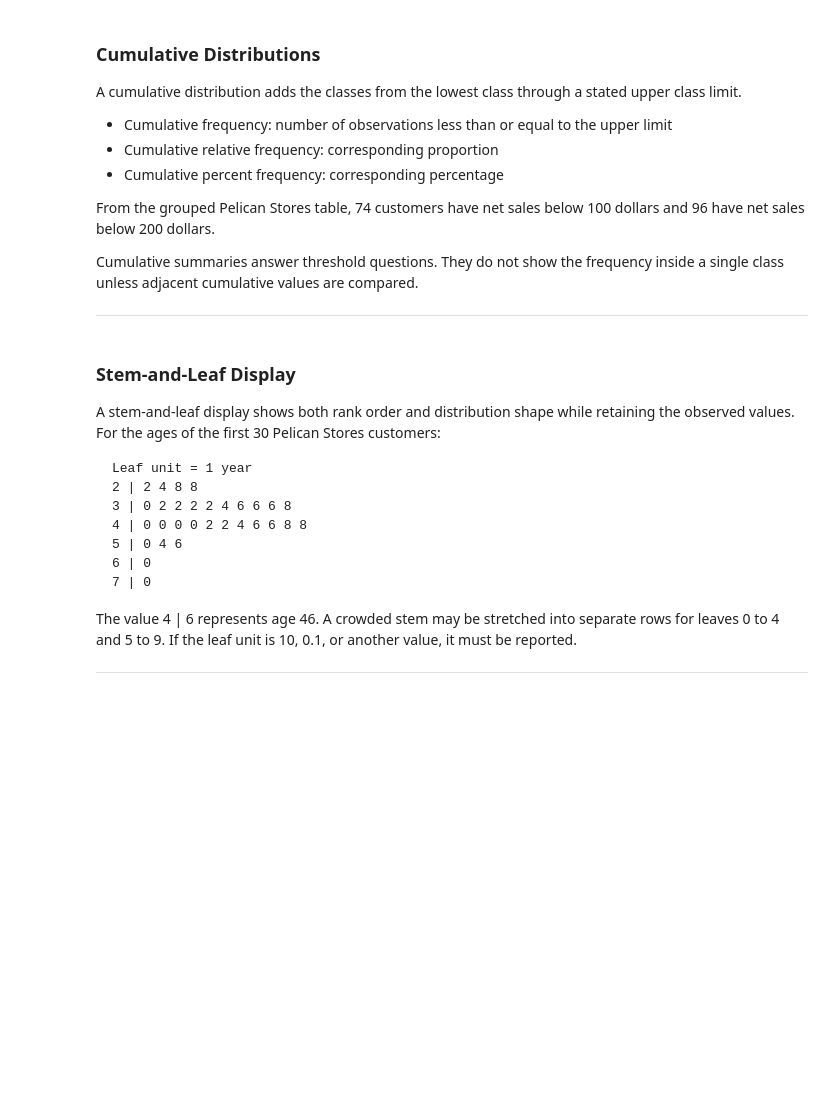
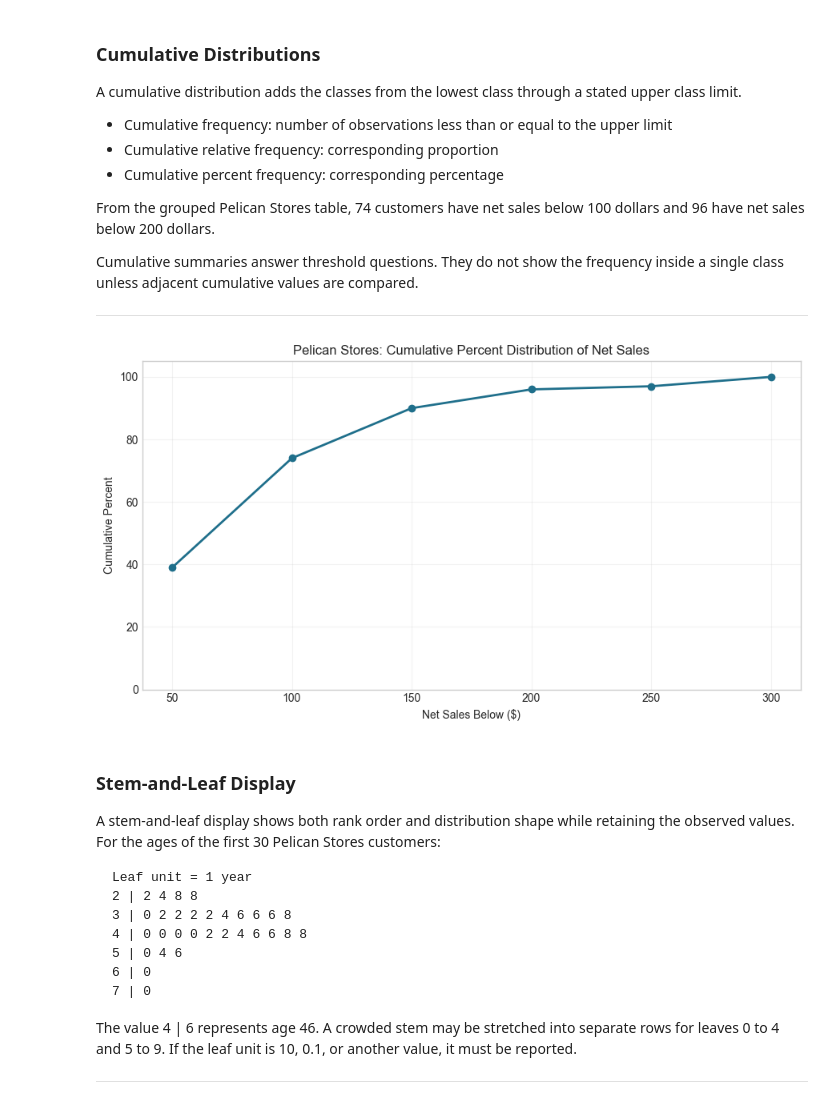
Before and after one commit to DROMCA/Business-Statistics, a Jupyter notebook: GBU 2301/lectures/week_02/w02_tabular_and_graphical_displays.ipynb, the cells around one changed output. Cells and saved outputs as stored; diff of their text form; code cells hidden in the pictures; blank space fills up the shorter version.

```diff
--- a/GBU 2301/lectures/week_02/w02_tabular_and_graphical_displays.ipynb
+++ b/GBU 2301/lectures/week_02/w02_tabular_and_graphical_displays.ipynb
@@ -363,6 +363,24 @@ From the grouped Pelican Stores table, 74 customers have net sales below 100 dol
 Cumulative summaries answer threshold questions. They do not show the frequency inside a single class unless adjacent cumulative values are compared.
 
 ---
+# %%
+upper_limits = sales_bins[1:]
+cumulative_percent = sales_summary["cumulative_percent"].to_numpy()
+
+fig, ax = plt.subplots(figsize=(9, 5))
+ax.plot(upper_limits, cumulative_percent, marker="o", color=teal, linewidth=2)
+ax.set(
+    title="Pelican Stores: Cumulative Percent Distribution of Net Sales",
+    xlabel="Net Sales Below ($)",
+    ylabel="Cumulative Percent",
+    xticks=upper_limits,
+    ylim=(0, 105),
+)
+ax.grid(alpha=0.25)
+fig.tight_layout()
+plt.show()
+# %% [output]
+[figure, added]
 # %% [markdown]
 ### Stem-and-Leaf Display
 
```
Also changed, not shown: 2 other files.
